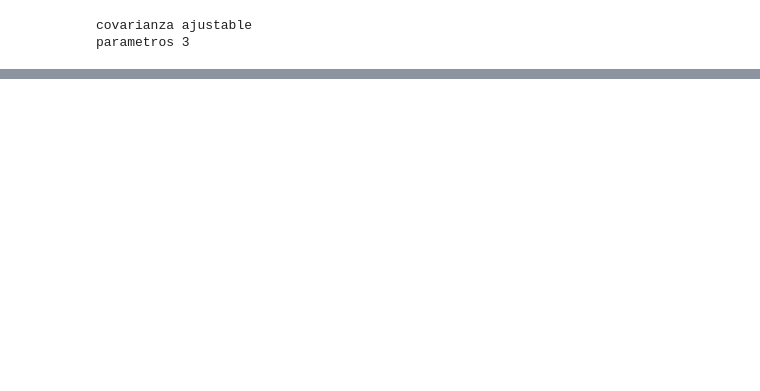
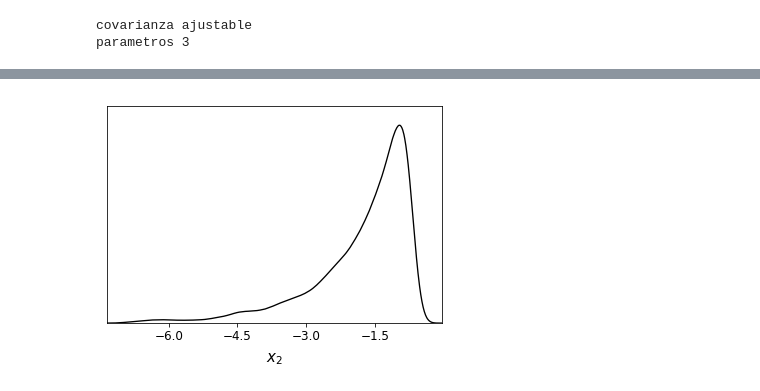
Before and after one commit to fluowhy/MCMC-methods, a Jupyter notebook: mcmc.ipynb, the cells around one changed output, grey strips where cells are left out. Cells and saved outputs as stored; diff of their text form; code cells hidden in the pictures; blank space fills up the shorter version.

```diff
--- a/mcmc.ipynb
+++ b/mcmc.ipynb
@@ -481,0 +413,4 @@ NameError: name 'o' is not defined
+# %%
+g.plot_1d(samples, 'x2')
+# %% [output]
+[figure, added]
```
Also changed, not shown: parts of 9 cells of this notebook.
